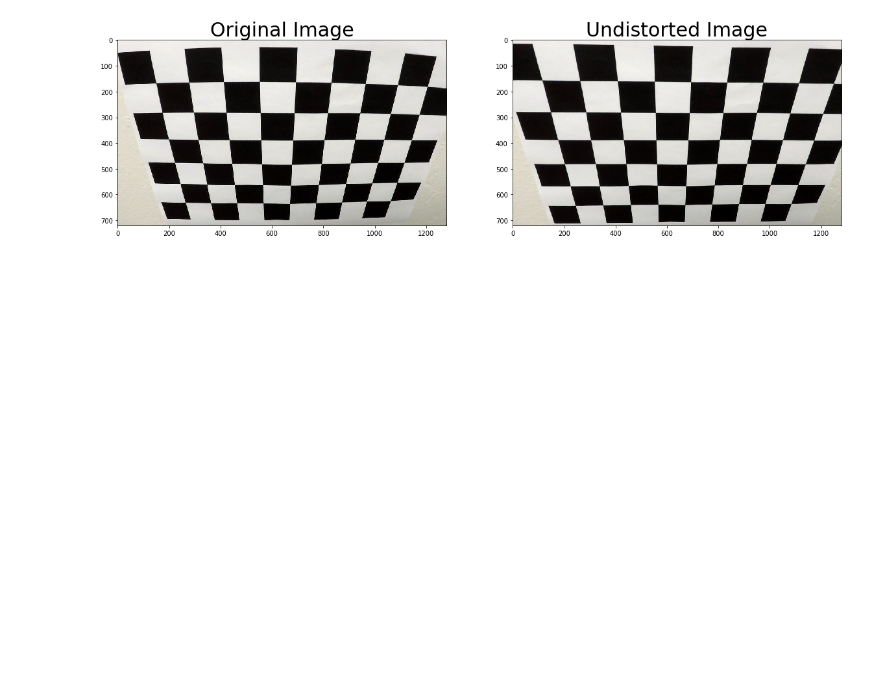
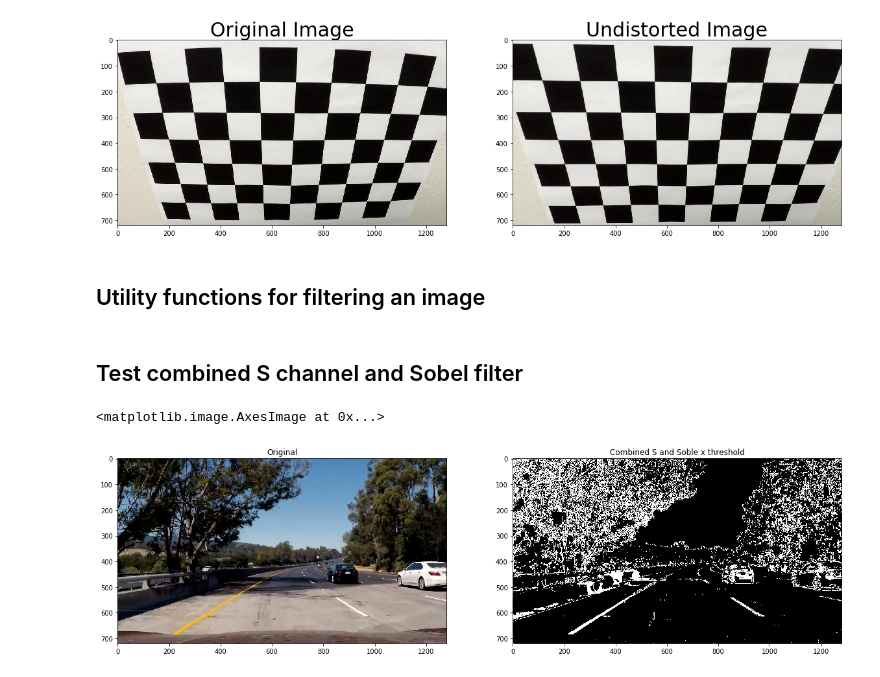
Before and after one commit to lubert/CarND-Advanced-Lane-Lines, a Jupyter notebook: Advanced Lane Detection.ipynb, the cells around one changed output. Drawn from its saved outputs; the diff is of its cells as text; code cells hidden in the pictures; blank space fills up the shorter version.

Commit message:
Add combined s channel and sobel x filter

```diff
--- a/Advanced Lane Detection.ipynb
+++ b/Advanced Lane Detection.ipynb
@@ -77,3 +78,46 @@ ax2.set_title('Undistorted Image', fontsize=30)
 ['camera_cal/calibration2.jpg']
 <matplotlib.text.Text at 0x...>
 [figure]
+# %% [markdown]
+## Utility functions for filtering an image
+# %%
+def s_select(img, thresh=(150, 255)):
+    hls = cv2.cvtColor(img, cv2.COLOR_BGR2HLS)
+    S = hls[:,:,2]
+    binary = np.zeros_like(S)
+    binary[(S > thresh[0]) & (S <= thresh[1])] = 1
+    return binary
+
+def sobel_select(img, thresh=(20,100)):
+    gray = cv2.cvtColor(img, cv2.COLOR_BGR2GRAY)
+    sobelx = cv2.Sobel(gray, cv2.CV_64F, 1, 0) # Take the derivative in x
+    abs_sobelx = np.absolute(sobelx) # Absolute x derivative to accentuate lines away from horizontal
+    scaled_sobel = np.uint8(255*abs_sobelx/np.max(abs_sobelx))
+    binary = np.zeros_like(scaled_sobel)
+    binary[(scaled_sobel >= thresh[0]) & (scaled_sobel <= thresh[1])] = 1
+    return binary
+
+def combine_binary(a, b):
+    combined = np.zeros_like(a)
+    combined[(a == 1) | (b == 1)] = 1
+    return combined
+# %% [markdown]
+## Test combined S channel and Sobel filter
+# %%
+# Read in an image, you can also try test1.jpg or test4.jpg
+image = cv2.imread('test_images/test5.jpg')
+
+s_binary = s_select(image)
+sobelx_binary = sobel_select(image)
+combined_binary = combine_binary(s_binary, sobelx_binary)
+
+# Plot the result
+f, (ax1, ax2) = plt.subplots(1, 2, figsize=(20,10))
+ax1.set_title('Original')
+ax1.imshow(cv2.cvtColor(image, cv2.COLOR_BGR2RGB))
+
+ax2.set_title('Combined S and Soble x threshold')
+ax2.imshow(combined_binary, cmap='gray')
+# %% [output]
+<matplotlib.image.AxesImage at 0x...>
+[figure, added]
```
Also changed, not shown: parts of 1 cell of this notebook.
